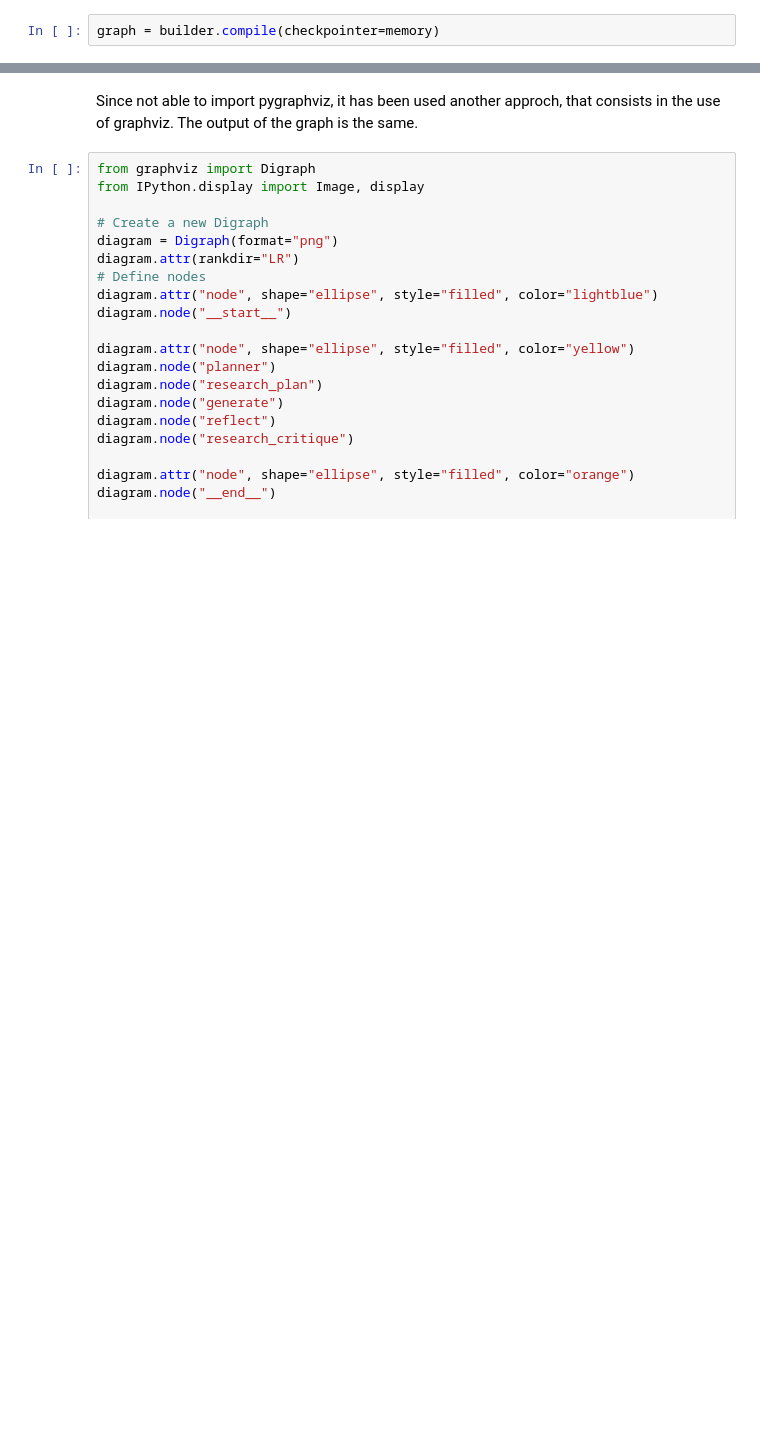
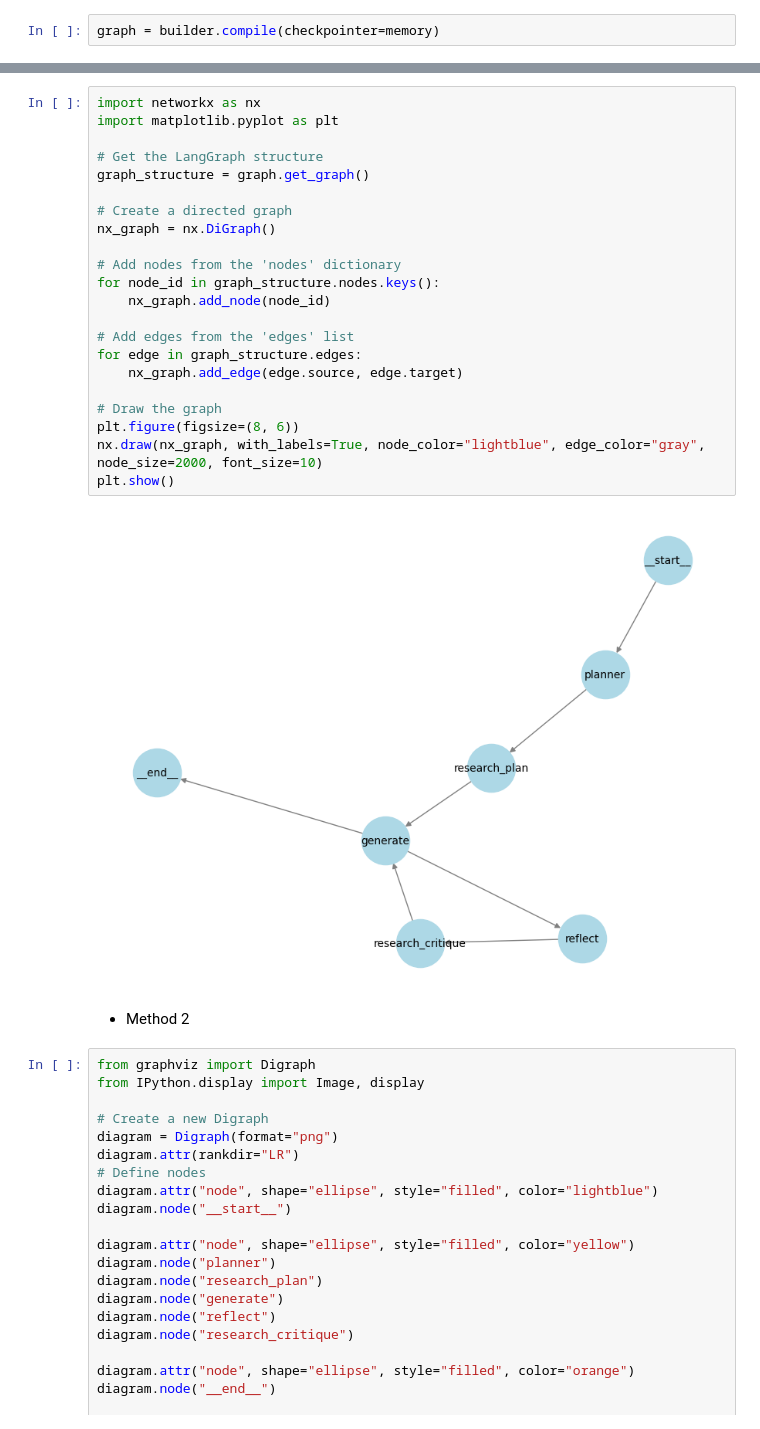
Before and after one commit to micag2025/DeepLearninigAI-LangChain-AI-Agents-projects, a Jupyter notebook: AI_Agents_LangGraph/Essay-Writer/Essay_Writer_dlai.ipynb, the cells around one changed output, grey strips where cells are left out. Drawn from its saved outputs; the diff is of its cells as text; blank space fills up the shorter version.

```diff
--- a/AI_Agents_LangGraph/Essay-Writer/Essay_Writer_dlai.ipynb
+++ b/AI_Agents_LangGraph/Essay-Writer/Essay_Writer_dlai.ipynb
@@ -222,5 +225,29 @@ graph = builder.compile(checkpointer=memory)
+# %%
+import networkx as nx
+import matplotlib.pyplot as plt
+
+# Get the LangGraph structure
+graph_structure = graph.get_graph()
+
+# Create a directed graph
+nx_graph = nx.DiGraph()
+
+# Add nodes from the 'nodes' dictionary
+for node_id in graph_structure.nodes.keys():
+    nx_graph.add_node(node_id)
+
+# Add edges from the 'edges' list
+for edge in graph_structure.edges:
+    nx_graph.add_edge(edge.source, edge.target)
+
+# Draw the graph
+plt.figure(figsize=(8, 6))
+nx.draw(nx_graph, with_labels=True, node_color="lightblue", edge_color="gray", node_size=2000, font_size=10)
+plt.show()
+# %% [output]
+[figure, added]
 # %% [markdown]
-Since not able to import pygraphviz, it has been used another approch, that consists in the use of graphviz. The output of the graph is the same.
+- Method 2
 # %%
 from graphviz import Digraph
 from IPython.display import Image, display
```
Also changed, not shown: parts of 10 cells of this notebook.
